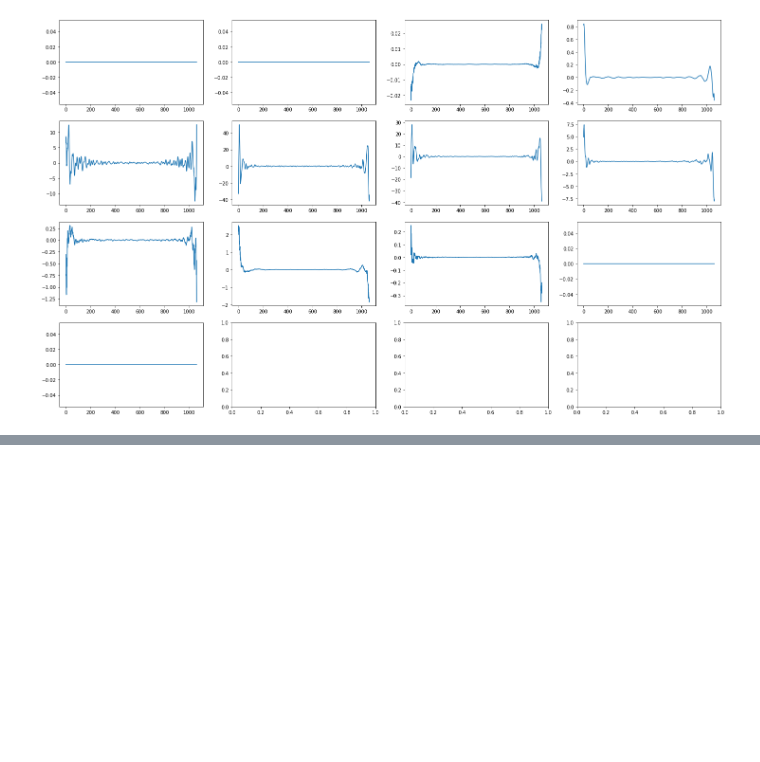
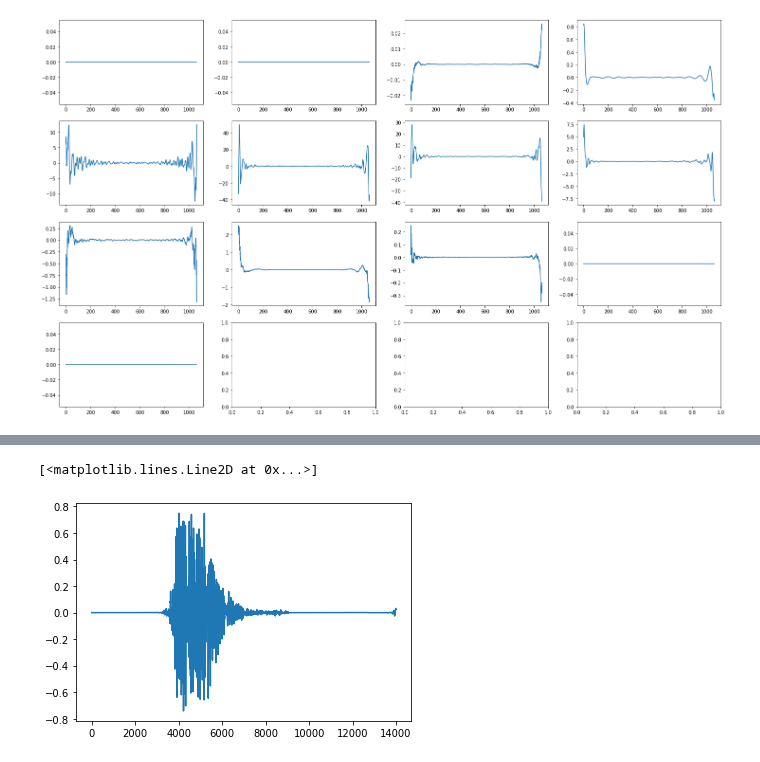
Before and after one commit to neuralsrg/EEG, a Jupyter notebook: Spectrums.ipynb, the cells around one changed output, grey strips where cells are left out. Cells and saved outputs as stored; diff of their text form; code cells hidden in the pictures; blank space fills up the shorter version.

```diff
--- a/Spectrums.ipynb
+++ b/Spectrums.ipynb
@@ -137,0 +200,13 @@ scipy.io.wavfile.write('/home/srg/Documents/MSU/EEG/data/50ms/1.wav', SR, save)
+# %%
+### Saving filtered file
+
+save = np.empty(0)
+for i in range(130):
+    save = np.append(save, Signal[i][110:-110], axis=0)
+
+scipy.io.wavfile.write('/home/srg/Documents/MSU/EEG/data/50ms/cut.wav', SR, save)
+# %%
+plt.plot(save[:14000])
+# %% [output]
+[<matplotlib.lines.Line2D at 0x...>]
+[figure, added]
```
Also changed, not shown: parts of 13 cells of this notebook, 1 other file.
